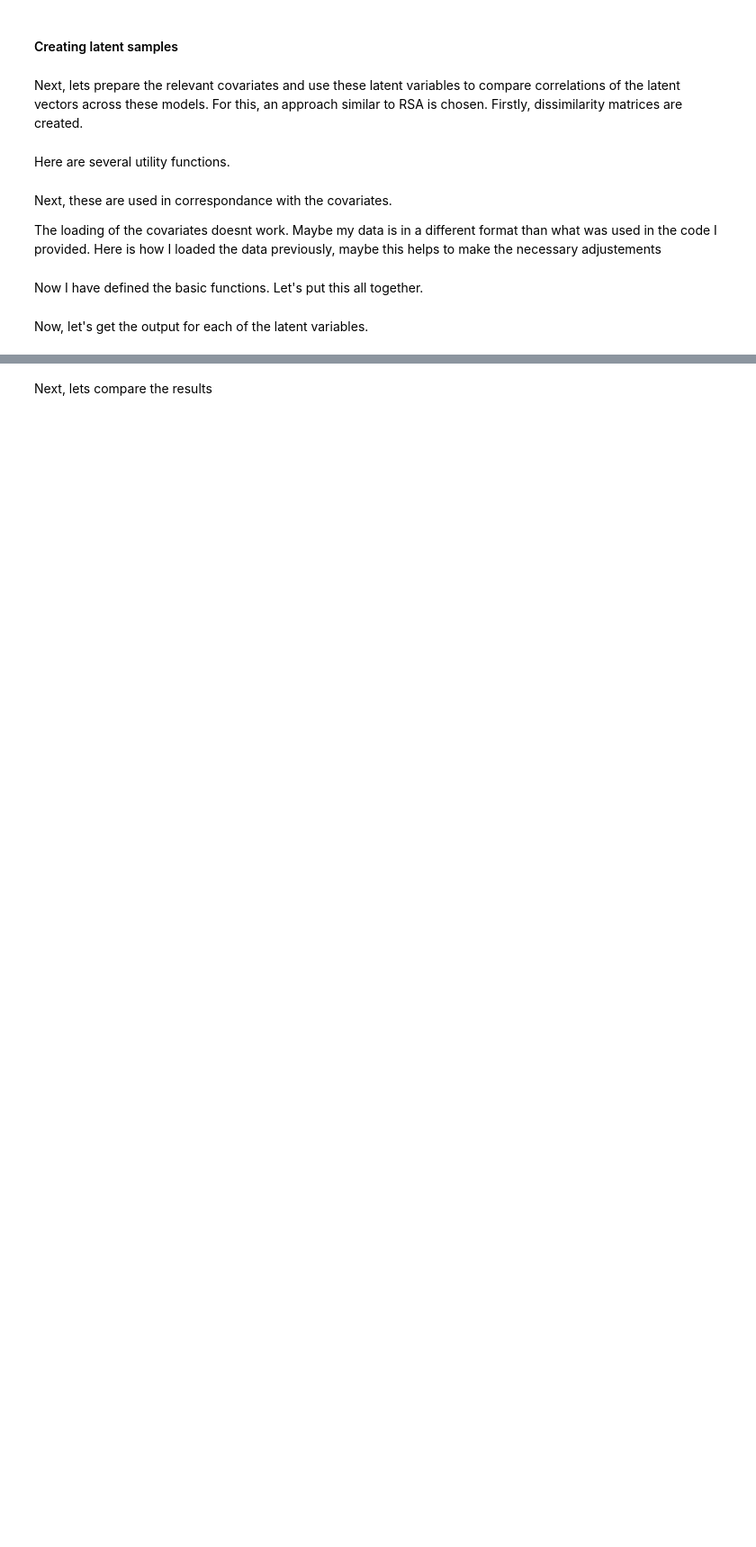
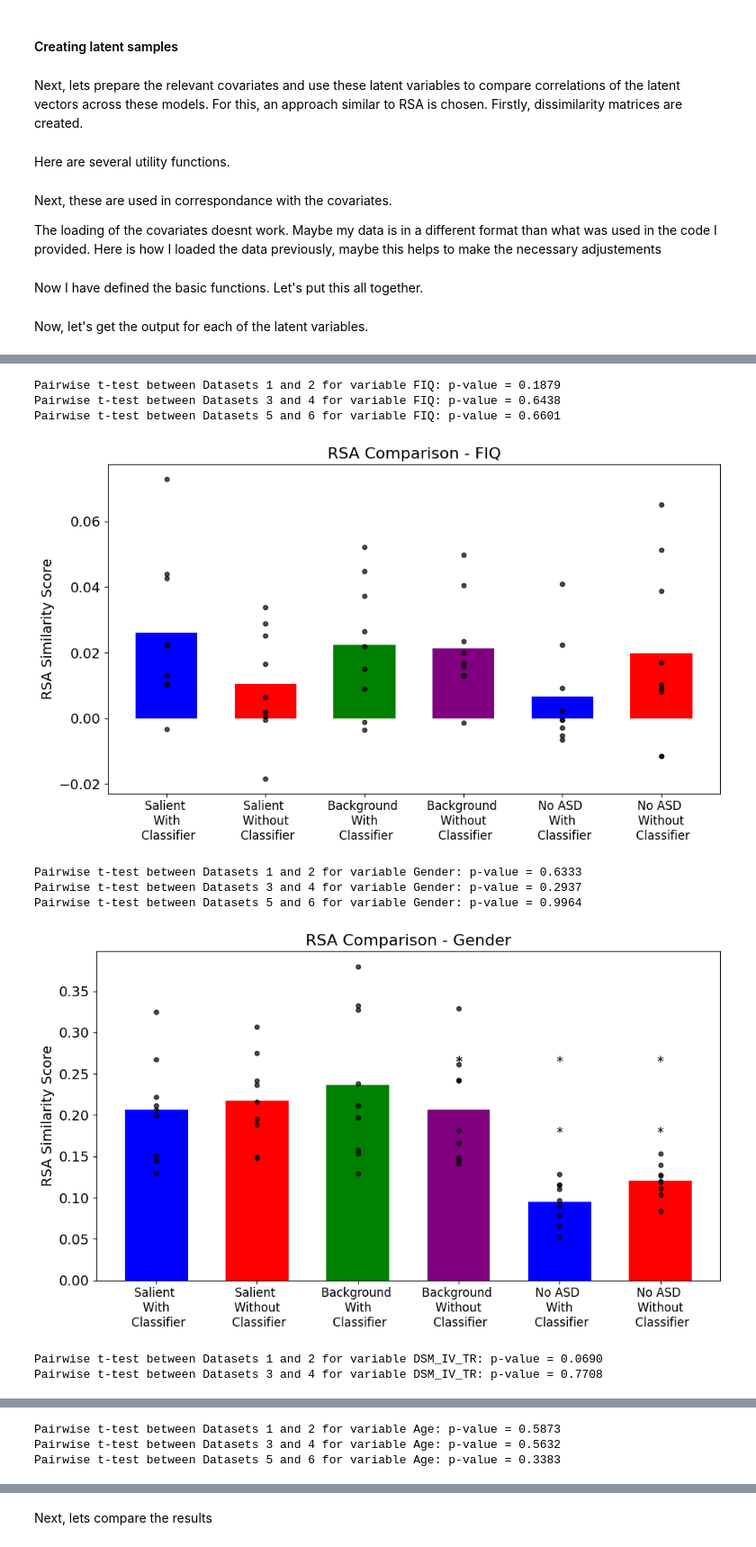
Before and after one commit to tchaase/cVAE_autism, a Jupyter notebook: code/cVAE_autism.ipynb, the cells around one changed output, grey strips where cells are left out. Shown at 90% size. Cells and saved outputs as stored; diff of their text form; code cells hidden in the pictures; blank space fills up the shorter version.

Commit message:
Added age and gender to RSA analysis, adjusted plot for better comparisons

```diff
--- a/code/cVAE_autism.ipynb
+++ b/code/cVAE_autism.ipynb
@@ -2236,0 +2349,13 @@ RSA results for latent_without_classifier_no_autism: {'FIQ': [0.0623712650355197
+# %%
+create_rsa_bar_plots_flexible(rsa_salient_with_classifier_autism, rsa_salient_without_classifier_autism, rsa_with_classifier_autism, rsa_without_classifier_autism, rsa_with_classifier_no_autism,rsa_without_classifier_no_autism)
+# %% [output]
+Pairwise t-test between Datasets 1 and 2 for variable FIQ: p-value = 0.1879
+Pairwise t-test between Datasets 3 and 4 for variable FIQ: p-value = 0.6438
+Pairwise t-test between Datasets 5 and 6 for variable FIQ: p-value = 0.6601
+[figure, added]
+Pairwise t-test between Datasets 1 and 2 for variable Gender: p-value = 0.6333
+Pairwise t-test between Datasets 3 and 4 for variable Gender: p-value = 0.2937
+Pairwise t-test between Datasets 5 and 6 for variable Gender: p-value = 0.9964
+[figure, added]
+Pairwise t-test between Datasets 1 and 2 for variable DSM_IV_TR: p-value = 0.0690
+Pairwise t-test between Datasets 3 and 4 for variable DSM_IV_TR: p-value = 0.7708
@@ -2236,0 +2363,3 @@ RSA results for latent_without_classifier_no_autism: {'FIQ': [0.0623712650355197
+Pairwise t-test between Datasets 1 and 2 for variable Age: p-value = 0.5873
+Pairwise t-test between Datasets 3 and 4 for variable Age: p-value = 0.5632
+Pairwise t-test between Datasets 5 and 6 for variable Age: p-value = 0.3383
```
Also changed, not shown: parts of 10 cells of this notebook.
